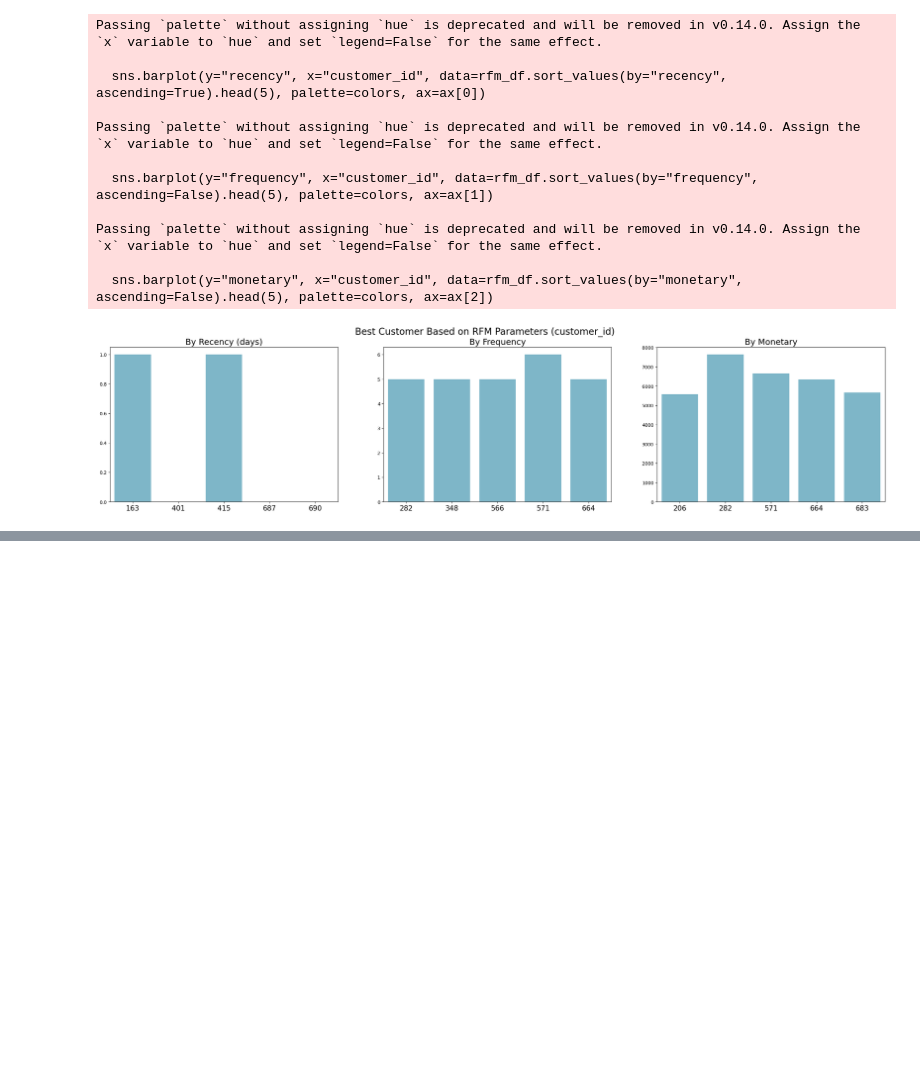
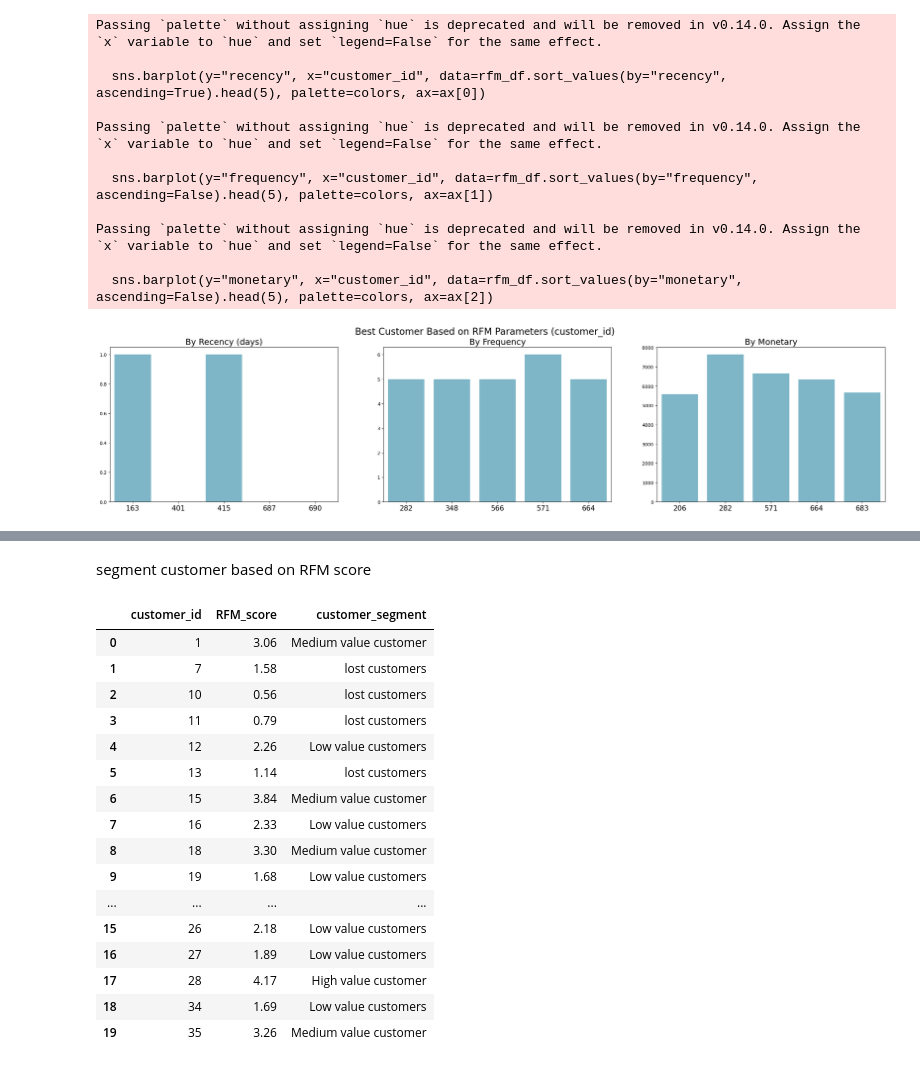
Before and after one commit to mdchrysan/shopping-analysis, a Jupyter notebook: shoppingcart_practice.ipynb, the cells around one changed output, grey strips where cells are left out. Cells and saved outputs as stored; diff of their text form; code cells hidden in the pictures; blank space fills up the shorter version.

```diff
--- a/shoppingcart_practice.ipynb
+++ b/shoppingcart_practice.ipynb
@@ -1184,0 +1187,6 @@ Passing `palette` without assigning `hue` is deprecated and will be removed in v
+# %%
+rfm_df['r_rank'] = rfm_df['recency'].rank(ascending=False)
+rfm_df['f_rank'] = rfm_df['frequency'].rank(ascending=True)
+rfm_df['m_rank'] = rfm_df['monetary'].rank(ascending=True)
+
+rfm_df.head()
@@ -1184,0 +1202,8 @@ Passing `palette` without assigning `hue` is deprecated and will be removed in v
+# %%
+rfm_df['r_rank_norm'] = (rfm_df['r_rank'] / rfm_df['r_rank'].max()) * 100
+rfm_df['f_rank_norm'] = (rfm_df['f_rank'] / rfm_df['f_rank'].max()) * 100
+rfm_df['m_rank_norm'] = (rfm_df['m_rank'] / rfm_df['m_rank'].max()) * 100
+
+rfm_df.drop(columns=['r_rank', 'f_rank', 'm_rank'], inplace=True)
+
+rfm_df.head()
@@ -1184,0 +1232,28 @@ Passing `palette` without assigning `hue` is deprecated and will be removed in v
+# %% [markdown]
+segment customer based on RFM score
+# %%
+rfm_df["customer_segment"] = np.where(
+    rfm_df['RFM_score'] > 4.5, "Top customers", (np.where(
+        rfm_df['RFM_score'] > 4, "High value customer",(np.where(
+            rfm_df['RFM_score'] > 3, "Medium value customer", np.where(
+                rfm_df['RFM_score'] > 1.6, 'Low value customers', 'lost customers'))))))
+
+rfm_df[['customer_id', 'RFM_score', 'customer_segment']].head(20)
+# %% [output]
+|  | customer_id | RFM_score | customer_segment |
+| 0 | 1 | 3.06 | Medium value customer |
+| 1 | 7 | 1.58 | lost customers |
+| 2 | 10 | 0.56 | lost customers |
+| 3 | 11 | 0.79 | lost customers |
+| 4 | 12 | 2.26 | Low value customers |
+| 5 | 13 | 1.14 | lost customers |
+| 6 | 15 | 3.84 | Medium value customer |
+| 7 | 16 | 2.33 | Low value customers |
+| 8 | 18 | 3.30 | Medium value customer |
+| 9 | 19 | 1.68 | Low value customers |
+| ... | ... | ... | ... |
+| 15 | 26 | 2.18 | Low value customers |
+| 16 | 27 | 1.89 | Low value customers |
+| 17 | 28 | 4.17 | High value customer |
+| 18 | 34 | 1.69 | Low value customers |
+| 19 | 35 | 3.26 | Medium value customer |
```
Also changed, not shown: parts of 10 cells of this notebook.
